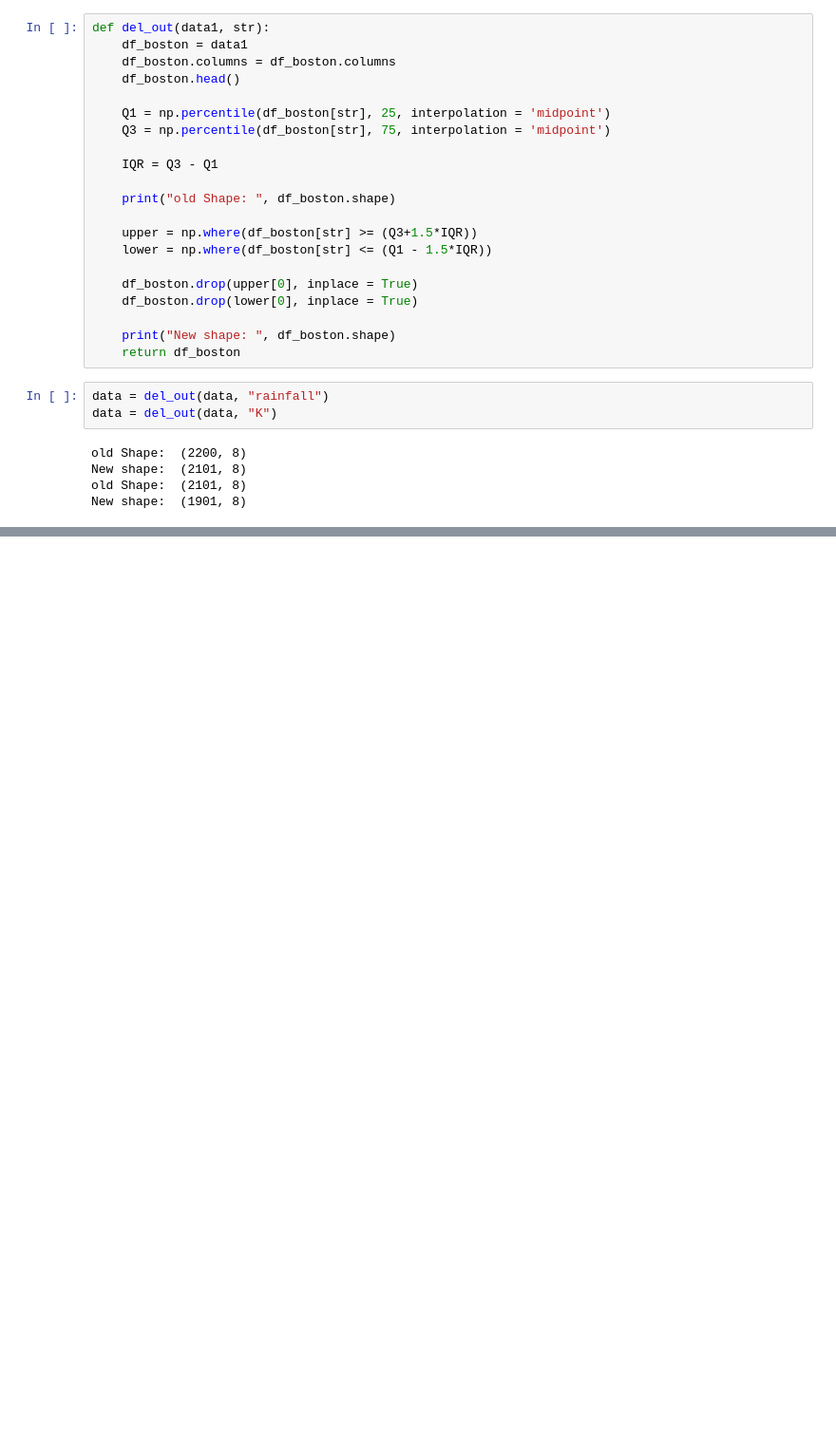
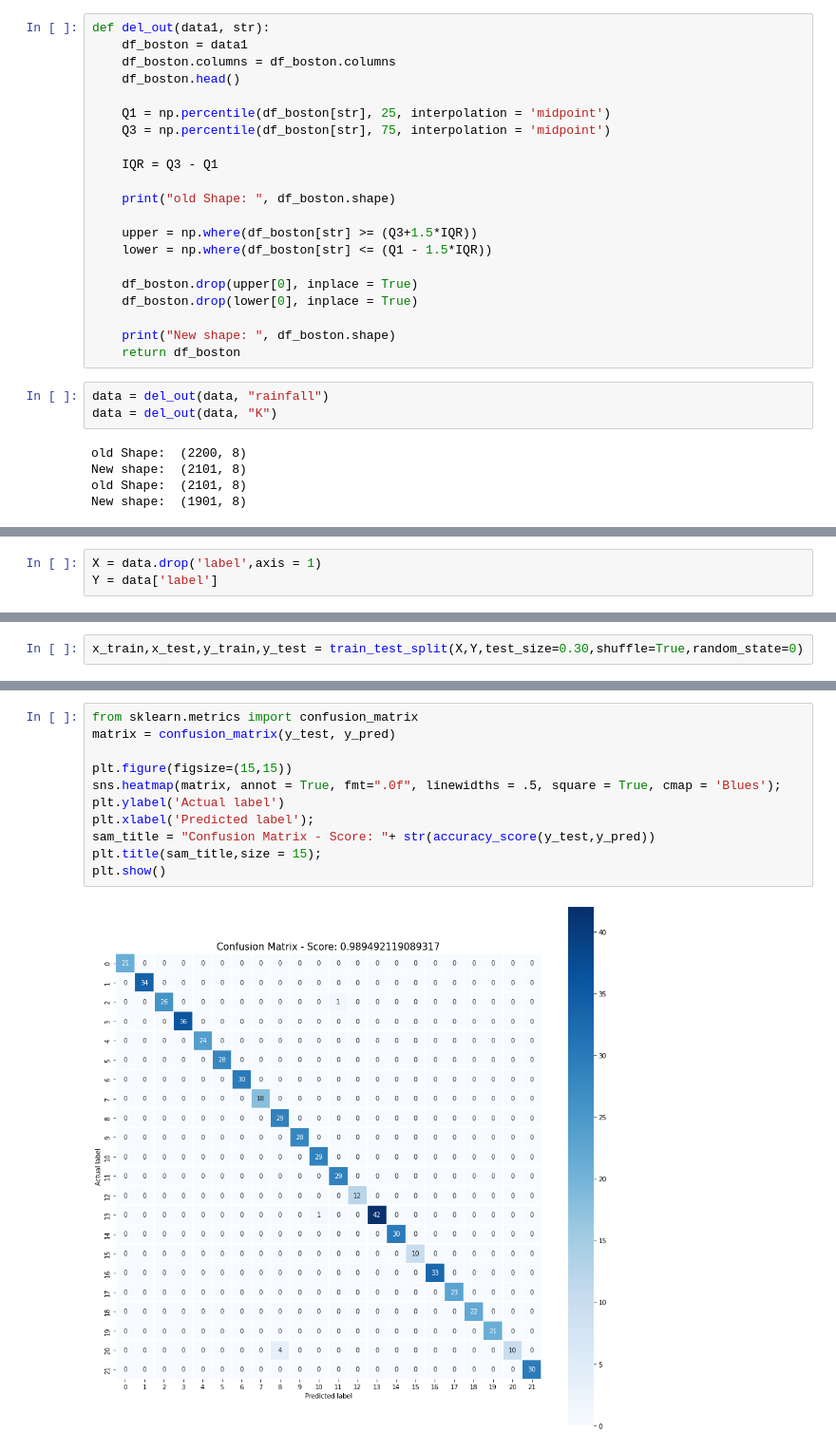
Before and after one commit to Cralsic123/Crop-Prediction, a Jupyter notebook: crop_prediction.ipynb, the cells around one changed output, grey strips where cells are left out. Shown: that part at 95% size. Saved outputs shown, nothing was run; the diff lists cells and outputs as text; blank space fills up the shorter version.

```diff
--- a/crop_prediction.ipynb
+++ b/crop_prediction.ipynb
@@ -169,0 +163,3 @@ New shape:  (1901, 8)
+# %%
+X = data.drop('label',axis = 1)
+Y = data['label']
@@ -169,0 +168,2 @@ New shape:  (1901, 8)
+# %%
+x_train,x_test,y_train,y_test = train_test_split(X,Y,test_size=0.30,shuffle=True,random_state=0)
@@ -169,0 +184,13 @@ New shape:  (1901, 8)
+# %%
+from sklearn.metrics import confusion_matrix
+matrix = confusion_matrix(y_test, y_pred)
+
+plt.figure(figsize=(15,15))
+sns.heatmap(matrix, annot = True, fmt=".0f", linewidths = .5, square = True, cmap = 'Blues');
+plt.ylabel('Actual label')
+plt.xlabel('Predicted label');
+sam_title = "Confusion Matrix - Score: "+ str(accuracy_score(y_test,y_pred))
+plt.title(sam_title,size = 15);
+plt.show()
+# %% [output]
+[figure, added]
```
Also changed, not shown: parts of 19 cells of this notebook.
